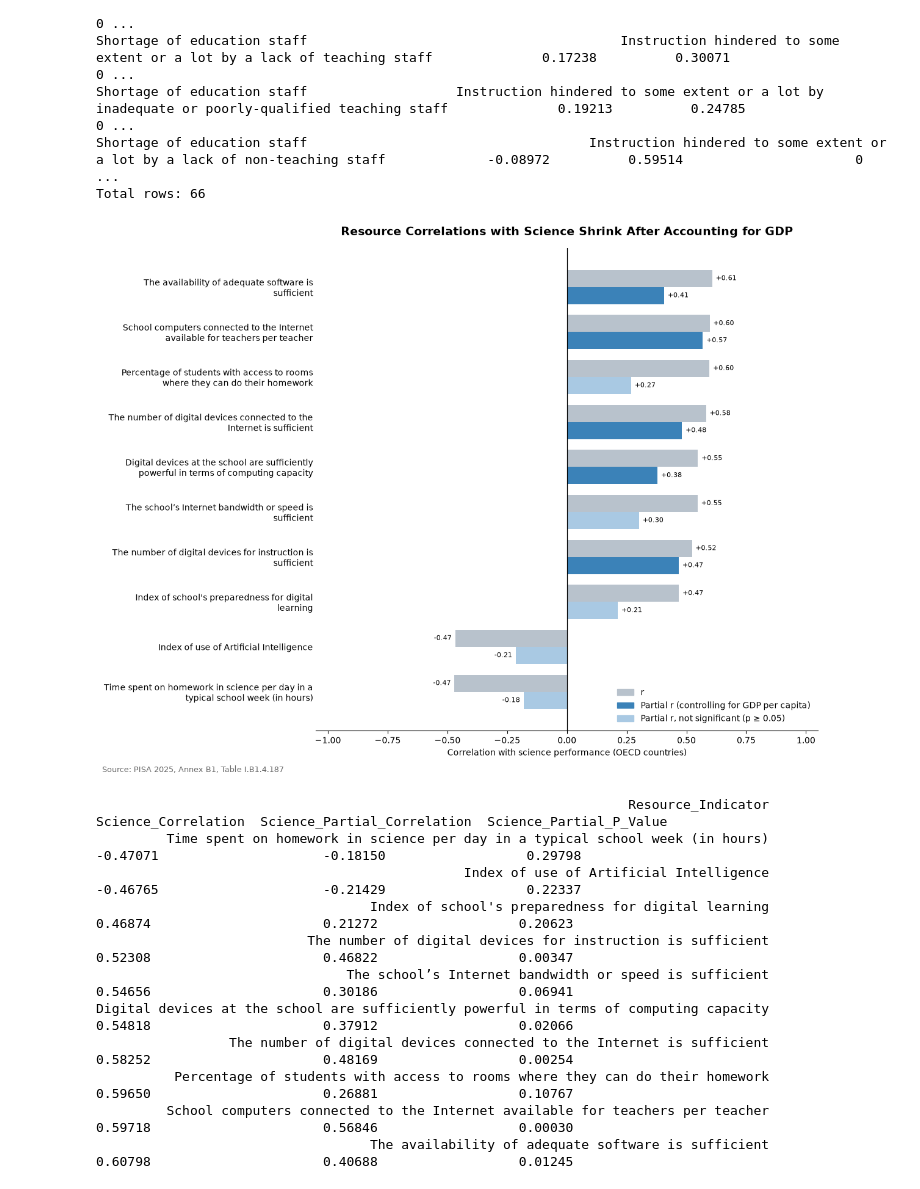
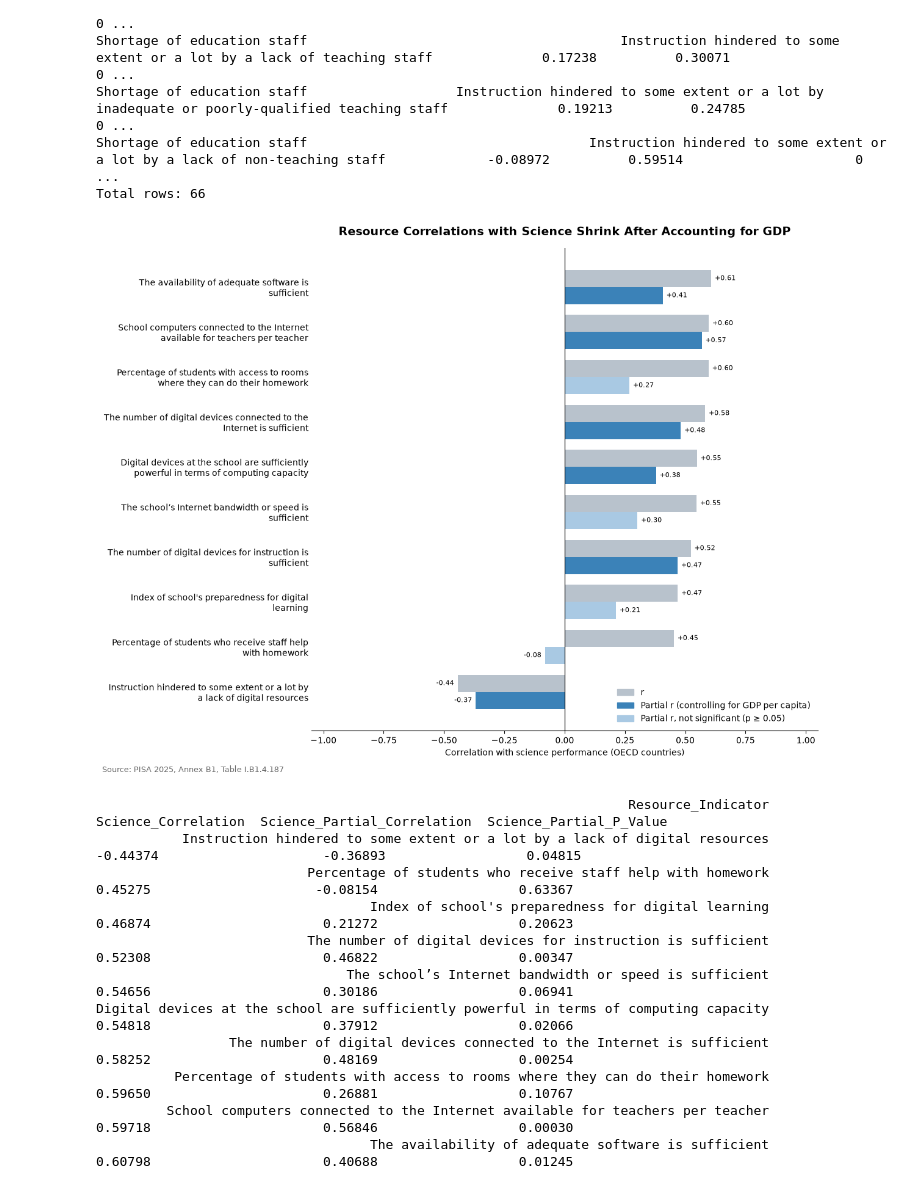
Before and after one commit to MiaNguyen169/Data_Visualizaton, a Jupyter notebook: Data_exploration/02_plotting.ipynb, the cells around one changed output. Cells and saved outputs as stored; diff of their text form; code cells hidden in the pictures.

```diff
--- a/Data_exploration/02_plotting.ipynb
+++ b/Data_exploration/02_plotting.ipynb
@@ -397,8 +421,16 @@ plot_data = resource.dropna(
 
 # Drop tutoring indicators: likely reverse causation
 # (lower-performing systems use more tutoring)
+
+resource_categories = [
+    "Shortage of material resources",
+    "Digital devices",
+    "School's preparedness for digital learning",
+    "Study help at school"
+]
+
 plot_data = plot_data[
-    ~plot_data["Resource_Indicator"].str.contains("tutor", case=False)
+    plot_data["Resource_Category"].isin(resource_categories)
 ]
 
 # Select 10 strongest correlations by absolute magnitude
@@ -495,37 +527,37 @@ ax.spines["right"].set_visible(False)
 ax.spines["left"].set_visible(False)
 
 fig.text(
     0.01, -0.01,
     "Source: PISA 2025, Annex B1, Table I.B1.4.187",
     fontsize=9,
     color="dimgray"
 )
 
 fig.patch.set_facecolor("white")
 ax.set_facecolor("white")
 
 plt.tight_layout()
 
 plt.savefig(
     "07_resource_science_correlations.png",
     dpi=300,
     bbox_inches="tight"
 )
 
 plt.show()
 
 # Display indicators and significance
 print(top10[[
     "Resource_Indicator",
     "Science_Correlation",
     "Science_Partial_Correlation",
     "Science_Partial_P_Value"
 ]].to_string(index=False))
 # %% [output]
-[figure, old version]
+[figure, new version]
                                                                     Resource_Indicator  Science_Correlation  Science_Partial_Correlation  Science_Partial_P_Value
-         Time spent on homework in science per day in a typical school week (in hours)             -0.47071                     -0.18150                  0.29798
-                                               Index of use of Artificial Intelligence             -0.46765                     -0.21429                  0.22337
+           Instruction hindered to some extent or a lot by a lack of digital resources             -0.44374                     -0.36893                  0.04815
+                           Percentage of students who receive staff help with homework              0.45275                     -0.08154                  0.63367
                                    Index of school's preparedness for digital learning              0.46874                      0.21272                  0.20623
                            The number of digital devices for instruction is sufficient              0.52308                      0.46822                  0.00347
                                 The school’s Internet bandwidth or speed is sufficient              0.54656                      0.30186                  0.06941
```
Also changed, not shown: parts of 1 cell of this notebook, 20 other files.
